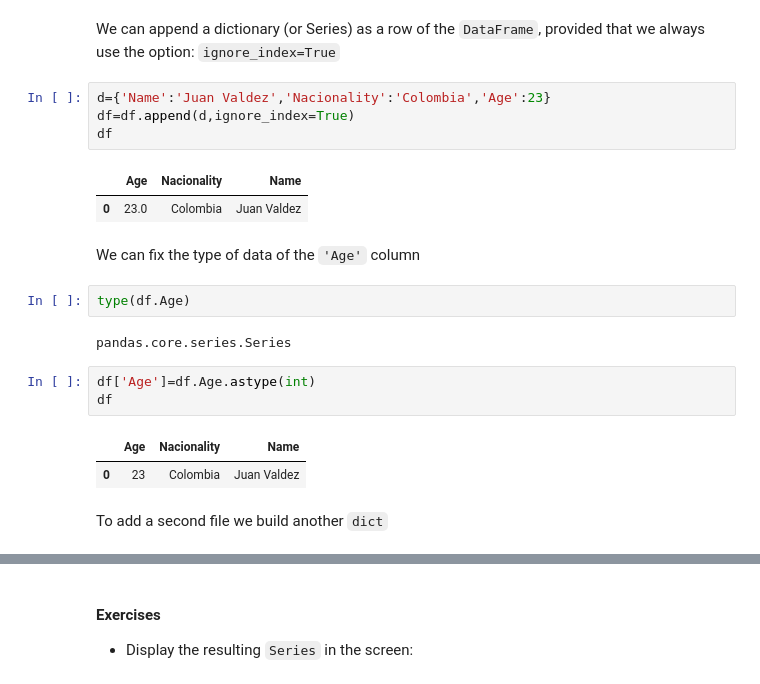
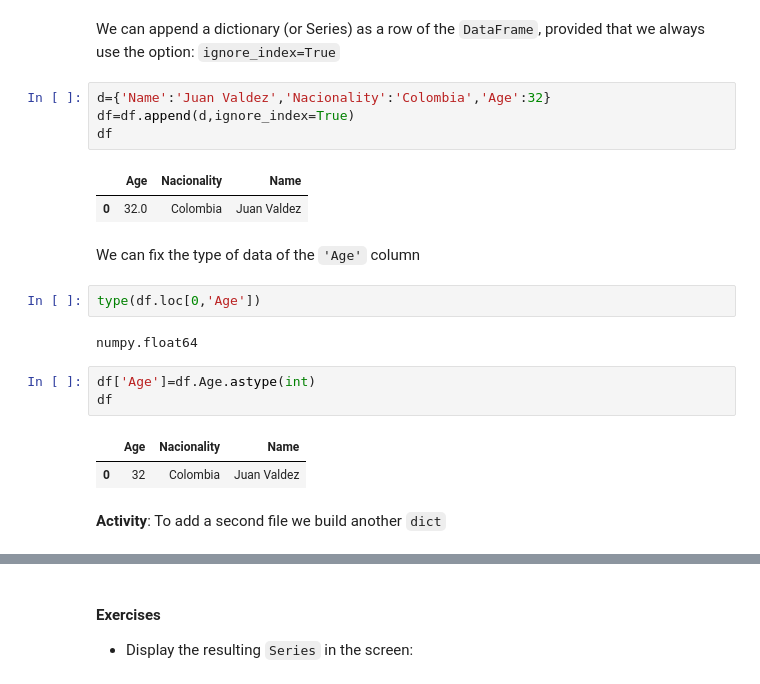
Before and after one commit to restrepo/ComputationalMethods, a Jupyter notebook: material/Pandas.ipynb, the cells around one changed output, grey strips where cells are left out. Saved outputs shown, nothing was run; the diff lists cells and outputs as text.

```diff
--- a/material/Pandas.ipynb
+++ b/material/Pandas.ipynb
@@ -314,26 +334,26 @@ True
 # %% [markdown]
 We can append a dictionary (or Series) as a row of the `DataFrame`, provided that we always use the option: `ignore_index=True`
 # %%
-d={'Name':'Juan Valdez','Nacionality':'Colombia','Age':23}
+d={'Name':'Juan Valdez','Nacionality':'Colombia','Age':32}
 df=df.append(d,ignore_index=True)
 df
 # %% [output]
 |  | Age | Nacionality | Name |
-| 0 | 23.0 | Colombia | Juan Valdez |
+| 0 | 32.0 | Colombia | Juan Valdez |
 # %% [markdown]
 We can fix the type of data of the `'Age'` column
 # %%
-type(df.Age)
+type(df.loc[0,'Age'])
 # %% [output]
-pandas.core.series.Series
+numpy.float64
 # %%
 df['Age']=df.Age.astype(int)
 df
 # %% [output]
 |  | Age | Nacionality | Name |
-| 0 | 23 | Colombia | Juan Valdez |
+| 0 | 32 | Colombia | Juan Valdez |
 # %% [markdown]
-To add a second file we build another `dict`
+__Activity__: To add a second file we build another `dict`
 # %%
 d={}
 for k in ['Name','Nacionality','Age','Company']:
```
Also changed, not shown: parts of 12 cells of this notebook.
